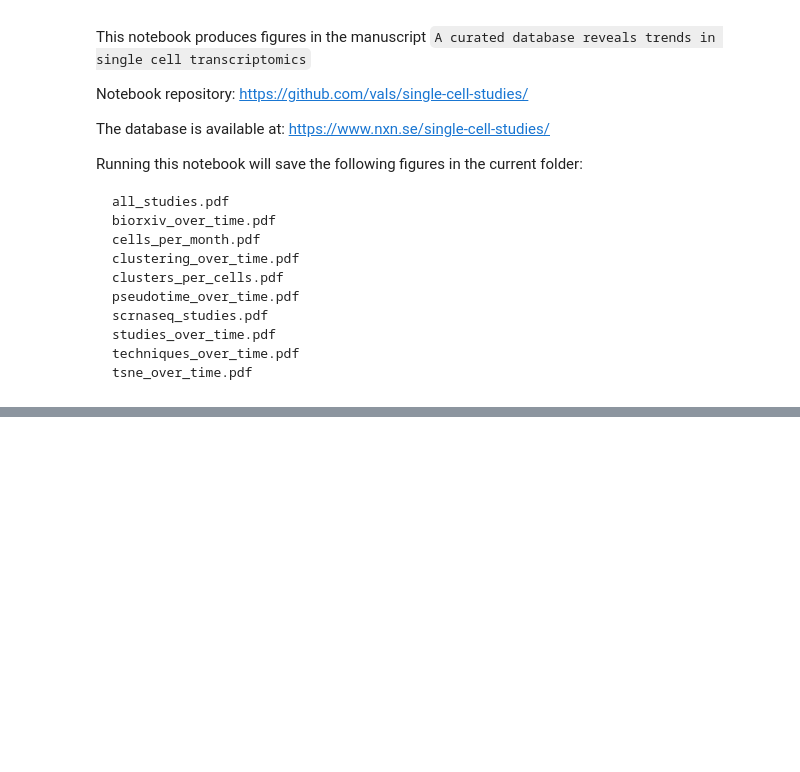
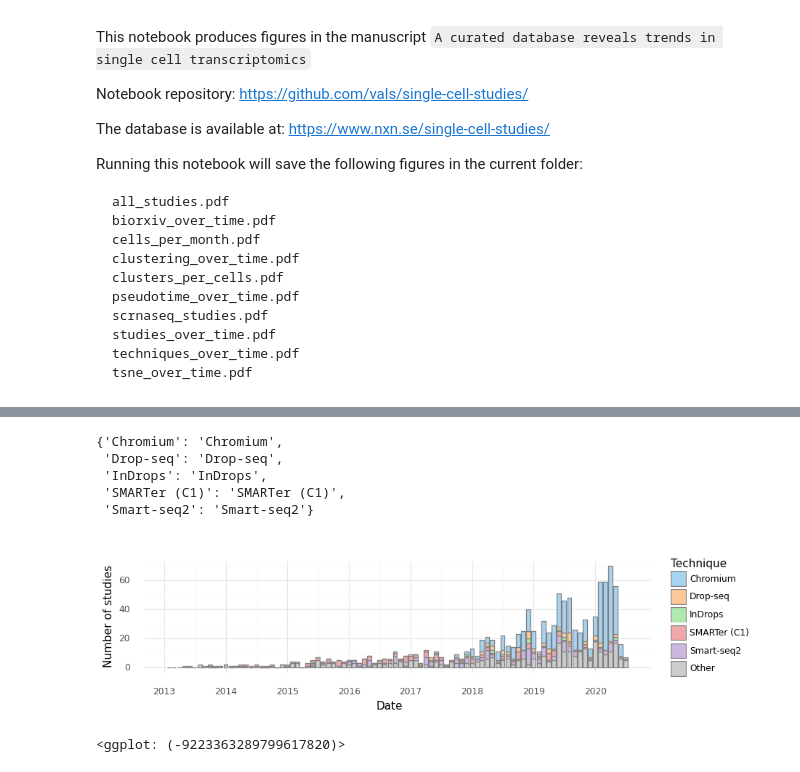
Before and after one commit to vals/single-cell-studies, a Jupyter notebook: Example analysis.ipynb, the cells around one changed output, grey strips where cells are left out. Drawn from its saved outputs; the diff is of its cells as text; code cells hidden in the pictures; blank space fills up the shorter version.

```diff
--- a/Example analysis.ipynb
+++ b/Example analysis.ipynb
@@ -448,0 +79,13 @@ fig
+# %%
+tdf = df.assign(Technique = df['Technique'].str.split(' & ')).explode('Technique')
+
+# Technique dictionary for top 5 techniques
+t_dict = {k: k for k in tdf['Technique'].value_counts().head(5).index}
+
+t_dict
+# %% [output]
+{'Chromium': 'Chromium',
+ 'Drop-seq': 'Drop-seq',
+ 'InDrops': 'InDrops',
+ 'SMARTer (C1)': 'SMARTer (C1)',
+ 'Smart-seq2': 'Smart-seq2'}
@@ -448,0 +113,44 @@ fig
+# %%
+def lightness(color, lightness):
+    '''Proportionally modulate color.
+    '''
+    rgb = mplcol.colorConverter.to_rgb(color)
+    h, l, s = colorsys.rgb_to_hls(*rgb)
+    l = lightness
+    new_color = colorsys.hls_to_rgb(h, l, s)
+    hex_color = '#{:02x}{:02x}{:02x}'.format(*map(lambda c: int(c * 255), new_color))
+
+    return hex_color
+# %%
+# Lighten matplotlib default colors
+clrs = list(map(lambda c: lightness(c, 0.8), ['C0', 'C1', 'C2', 'C3', 'C4', 'grey']))
+
+# Plot number of studies per month by technique
+per_month = (
+    tdf
+    .groupby('Technique')
+    .resample('1M', on='Date')
+    .count()['DOI']
+    .reset_index()
+)
+
+p.options.figure_size = (9, 2)
+fig = (
+    p.ggplot(
+        p.aes(x='Date', y='DOI', fill='Technique'),
+        data=per_month.query('Date > @ts("20130101T010101")')
+    )
+    + p.geom_bar(stat='identity', color='grey')
+    + p.theme_minimal(base_family='Arial')
+    + p.scale_x_datetime(
+        breaks=date_breaks('1 years'),
+        labels=date_format('%Y')
+    )
+    + p.labs(y='Number of studies')
+    + p.scale_fill_manual(clrs)
+)
+fig.save('techniques_over_time.pdf')
+fig
+# %% [output]
+[figure, added]
+<ggplot: (-9223363289799617820)>
```
Also changed, not shown: parts of 84 cells of this notebook.
